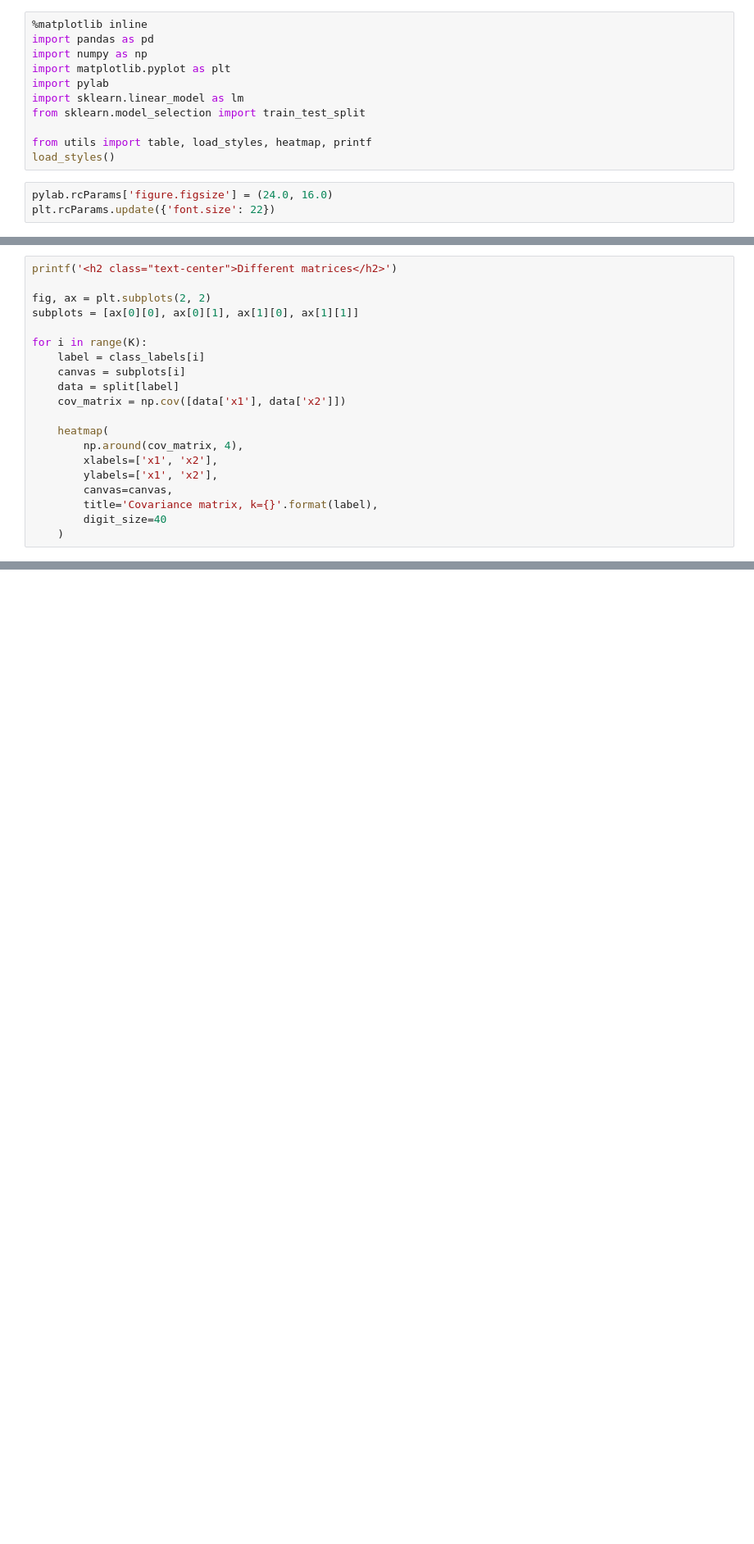
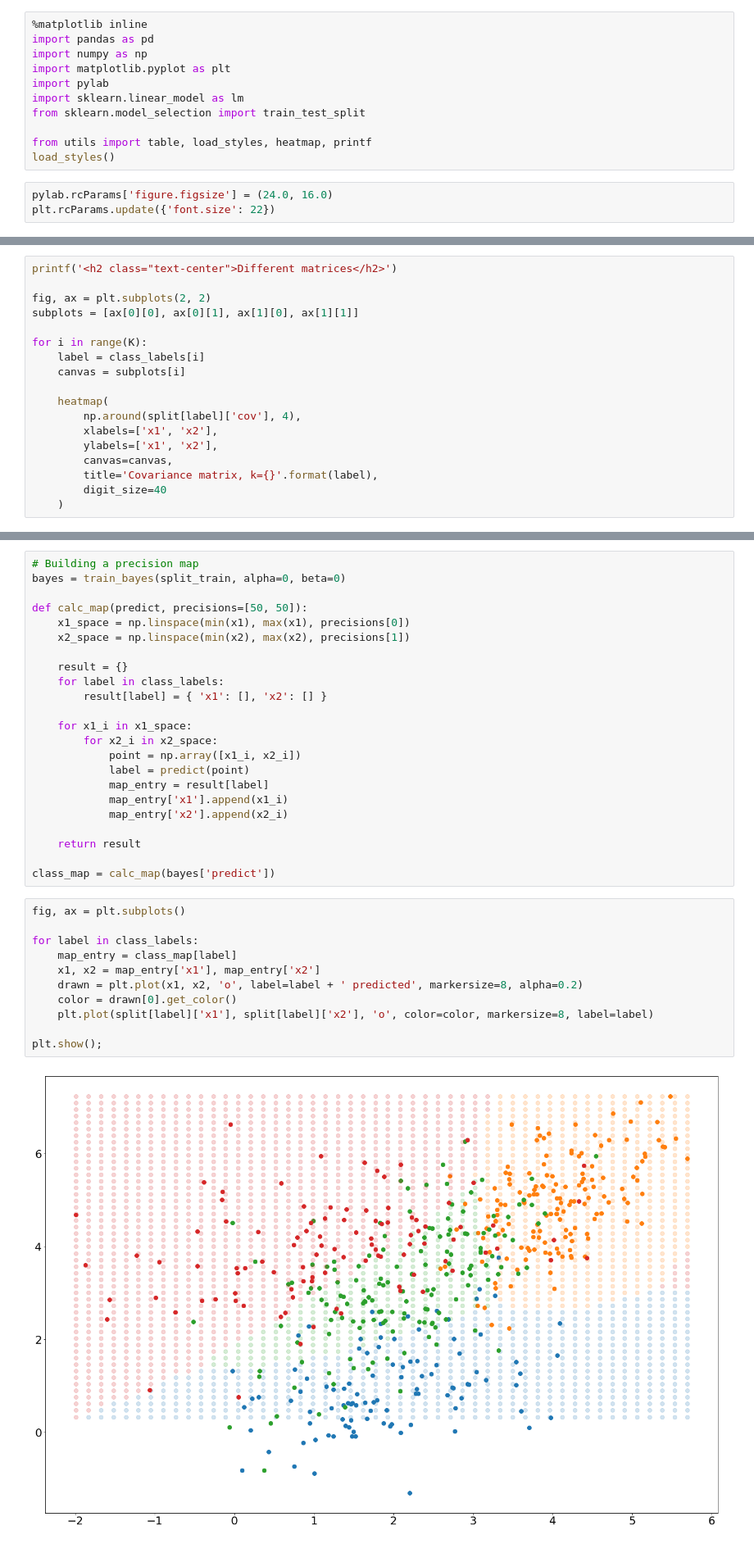
Before and after one commit to BobNobrain/ml-labs, a Jupyter notebook: 2/lab2.ipynb, the cells around one changed output, grey strips where cells are left out. Shown: that part at 82% size. Drawn from its saved outputs; the diff is of its cells as text; blank space fills up the shorter version.

```diff
--- a/2/lab2.ipynb
+++ b/2/lab2.ipynb
@@ -93,11 +122,9 @@ subplots = [ax[0][0], ax[0][1], ax[1][0], ax[1][1]]
 for i in range(K):
     label = class_labels[i]
     canvas = subplots[i]
-    data = split[label]
-    cov_matrix = np.cov([data['x1'], data['x2']])
 
     heatmap(
-        np.around(cov_matrix, 4),
+        np.around(split[label]['cov'], 4),
         xlabels=['x1', 'x2'],
         ylabels=['x1', 'x2'],
         canvas=canvas,
@@ -109,0 +191,36 @@ Different matrices
+# %%
+# Building a precision map
+bayes = train_bayes(split_train, alpha=0, beta=0)
+
+def calc_map(predict, precisions=[50, 50]):
+    x1_space = np.linspace(min(x1), max(x1), precisions[0])
+    x2_space = np.linspace(min(x2), max(x2), precisions[1])
+
+    result = {}
+    for label in class_labels:
+        result[label] = { 'x1': [], 'x2': [] }
+
+    for x1_i in x1_space:
+        for x2_i in x2_space:
+            point = np.array([x1_i, x2_i])
+            label = predict(point)
+            map_entry = result[label]
+            map_entry['x1'].append(x1_i)
+            map_entry['x2'].append(x2_i)
+
+    return result
+
+class_map = calc_map(bayes['predict'])
+# %%
+fig, ax = plt.subplots()
+
+for label in class_labels:
+    map_entry = class_map[label]
+    x1, x2 = map_entry['x1'], map_entry['x2']
+    drawn = plt.plot(x1, x2, 'o', label=label + ' predicted', markersize=8, alpha=0.2)
+    color = drawn[0].get_color()
+    plt.plot(split[label]['x1'], split[label]['x2'], 'o', color=color, markersize=8, label=label)
+
+plt.show();
+# %% [output]
+[figure, added]
```
Also changed, not shown: parts of 11 cells of this notebook.
